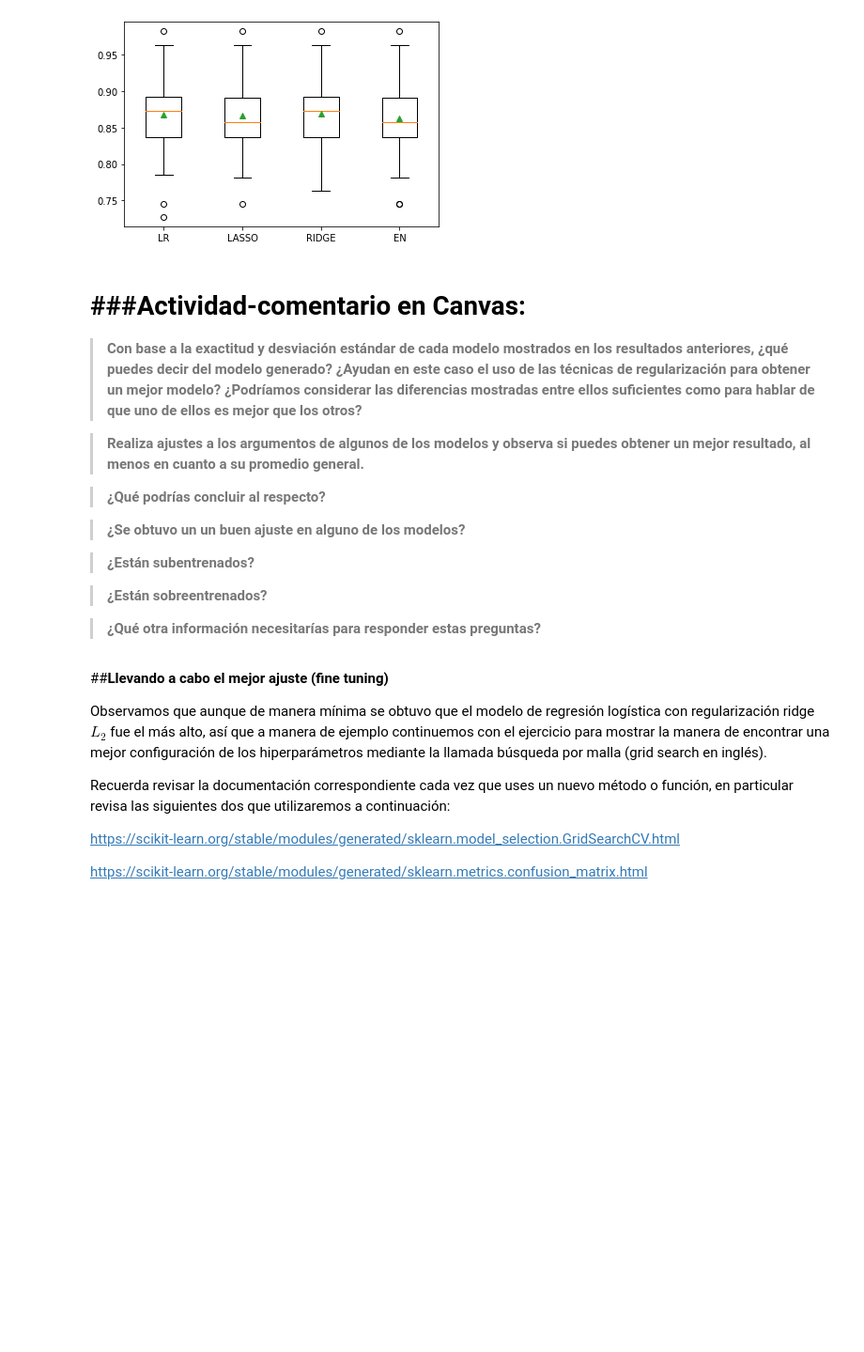
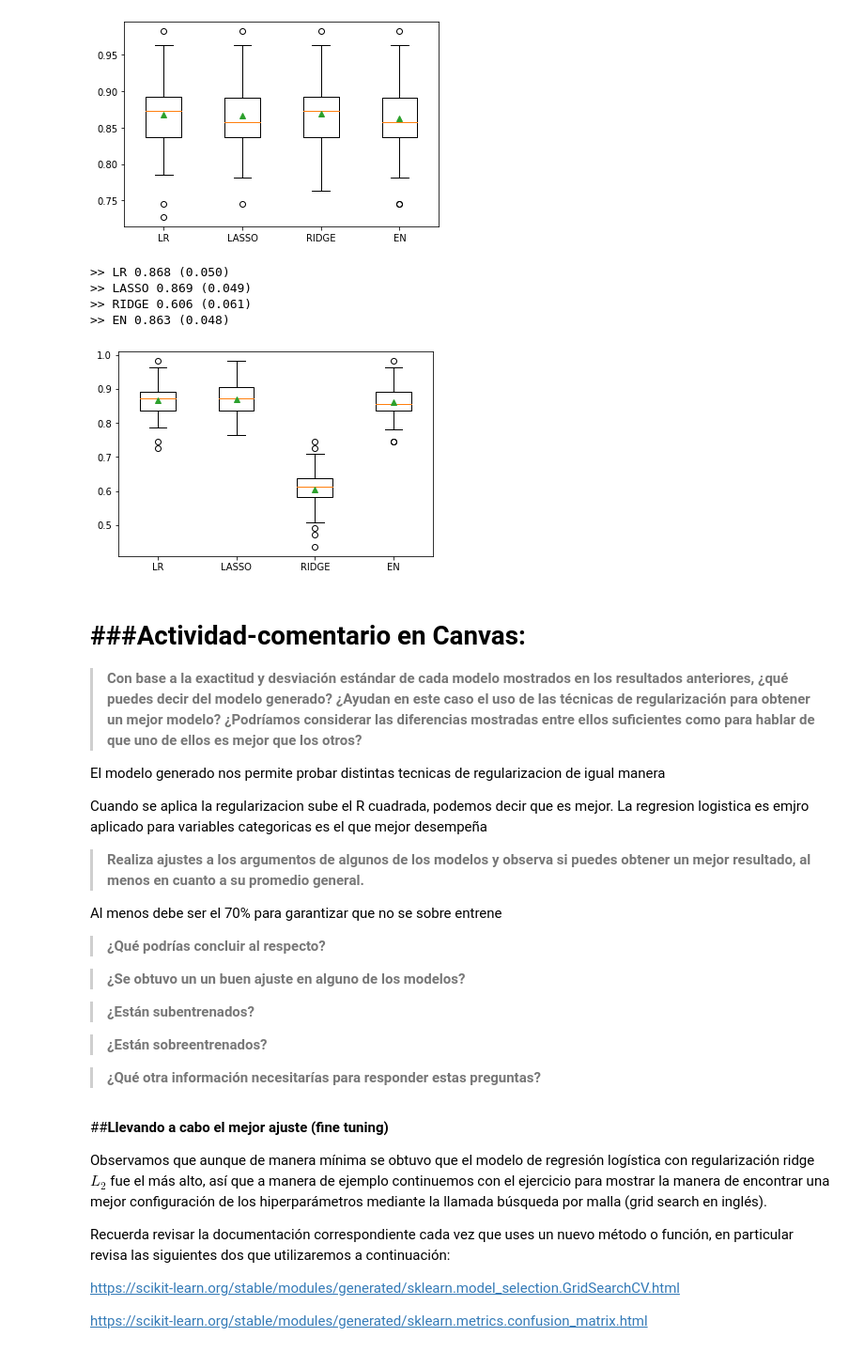
Before and after one commit to DalinaV/TareasAnaliticaDeDatos, a Jupyter notebook: Actividad4_A01793258.ipynb, the cells around one changed output. Shown: that part at 94% size. Cells and saved outputs as stored; diff of their text form; code cells hidden in the pictures; blank space fills up the shorter version.

```diff
--- a/Actividad4_A01793258.ipynb
+++ b/Actividad4_A01793258.ipynb
@@ -501,3 +502,53 @@ plt.show()
 >> RIDGE 0.869 (0.048)
 >> EN 0.863 (0.048)
 [figure]
+# %%
+#from pandas.core.common import random_state
+# *Se puede hacer ajuste*
+
+def get_modelsRegs():
+  modelos, nombres = list(), list()
+
+  # LR - sin regularización:
+  modelos.append(LogisticRegression(penalty='none', solver='lbfgs', max_iter=2000, random_state=1))
+  nombres.append('LR')
+
+
+  # Lasso:   ## A medida que alpha aumenta, mayor es la penalización y más predictores quedan excluidos del modelo
+  modelos.append(LogisticRegression(penalty='l1', solver='saga', max_iter=10000, C=10., random_state=1))
+  nombres.append('LASSO')
+
+
+  # Ridge:
+  modelos.append(LogisticRegression(penalty='l2', solver='liblinear', max_iter=2000, C=0.0001, random_state=1))
+  nombres.append('RIDGE')
+
+
+  # Elastic-Net:
+  modelos.append(LogisticRegression(penalty='elasticnet', l1_ratio=0.5, solver='saga', max_iter=4000, C=1., random_state=1))
+  nombres.append('EN')
+
+  return modelos, nombres
+# %%
+modelos, nombres = get_modelsRegs()
+resultados = list()
+
+for i in range(len(modelos)):
+
+  pipeline = Pipeline(steps=[('ct',columnasTransformer),('m',modelos[i])])
+
+  cv = RepeatedStratifiedKFold(n_splits=10, n_repeats=5, random_state=8)
+  scores = cross_val_score(pipeline, Xtv, np.ravel(ytv), scoring='accuracy', cv=cv)
+
+  resultados.append(scores)
+  print('>> %s %.3f (%.3f)' % (nombres[i], np.mean(scores), np.std(scores)))
+
+
+plt.boxplot(resultados, labels=nombres, showmeans=True)
+plt.show()
+# %% [output]
+>> LR 0.868 (0.050)
+>> LASSO 0.869 (0.049)
+>> RIDGE 0.606 (0.061)
+>> EN 0.863 (0.048)
+[figure, added]
@@ -506,10 +559,14 @@ plt.show()
 
 > **Con base a la exactitud y desviación estándar de cada modelo mostrados en los resultados anteriores, ¿qué puedes decir del modelo generado? ¿Ayudan en este caso el uso de las técnicas de regularización para obtener un mejor modelo? ¿Podríamos considerar las diferencias mostradas entre ellos suficientes como para hablar de que uno de ellos es mejor que los otros?**
 
+El modelo generado nos permite probar distintas tecnicas de regularizacion de igual manera
 
+Cuando se aplica la regularizacion sube el R cuadrada, podemos decir que es mejor. La regresion logistica es emjro aplicado para variables categoricas es el que mejor desempeña
 
 > **Realiza ajustes a los argumentos de algunos de los modelos y observa si puedes obtener un mejor resultado, al menos en cuanto a su promedio general.**
 
+
+Al menos debe ser el 70% para garantizar que no se sobre entrene
 > **¿Qué podrías concluir al respecto?**
 
 > **¿Se obtuvo un un buen ajuste en alguno de los modelos?**
```
Also changed, not shown: parts of 3 cells of this notebook.
